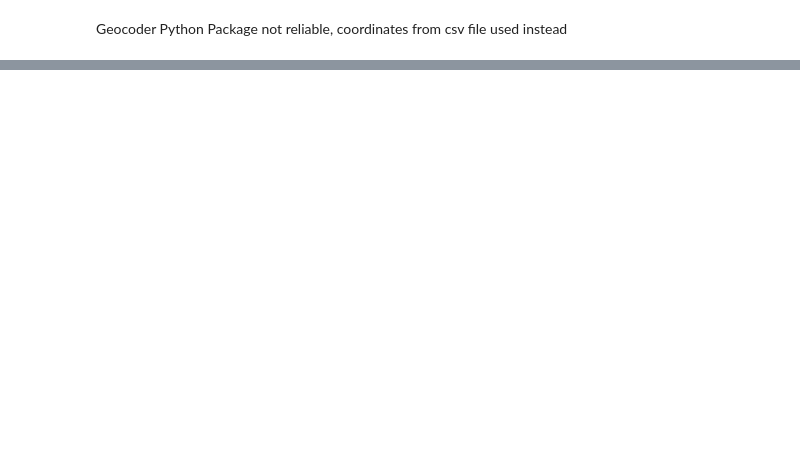
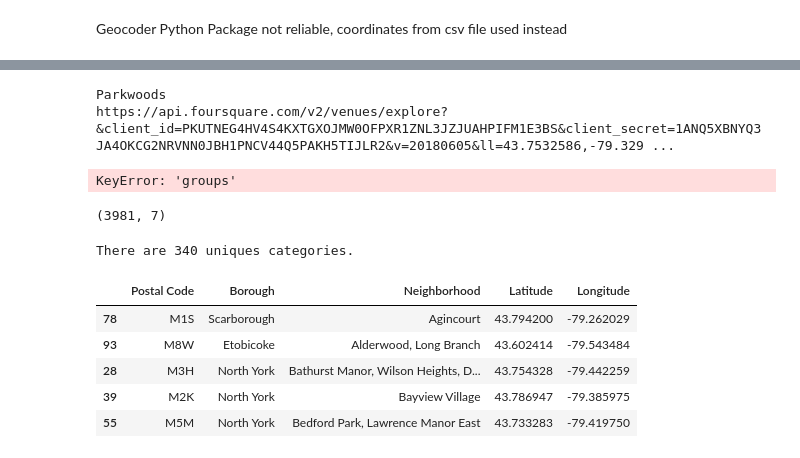
Before and after one commit to VeraDJW/Applied_data_science_capstone, a Jupyter notebook: Neighbor-Toronto.ipynb, the cells around one changed output, grey strips where cells are left out. Drawn from its saved outputs; the diff is of its cells as text; code cells hidden in the pictures; blank space fills up the shorter version.

```diff
--- a/Neighbor-Toronto.ipynb
+++ b/Neighbor-Toronto.ipynb
@@ -128,0 +200,26 @@ df_trt.reset_index(inplace=True)
+# %%
+LIMIT=100
+Toronto_nearby_venues = getNearbyVenues(df_trt['Neighborhood'],df_trt['Latitude'],df_trt['Longitude'])
+# %% [output]
+Parkwoods
+https://api.foursquare.com/v2/venues/explore?&client_id=PKUTNEG4HV4S4KXTGXOJMW0OFPXR1ZNL3JZJUAHPIFM1E3BS&client_secret=1ANQ5XBNYQ3JA4OKCG2NRVNN0JBH1PNCV44Q5PAKH5TIJLR2&v=20180605&ll=43.7532586,-79.329 ...
+KeyError: 'groups'
+# %%
+Toronto_nearby_venues.shape
+#Toronto_nearby_venues.head()
+# %% [output]
+(3981, 7)
+# %%
+print('There are {} uniques categories.'.format(len(Toronto_nearby_venues['Venue Category'].unique())))
+count = Toronto_nearby_venues.groupby('Neighborhood').count()
+# %% [output]
+There are 340 uniques categories.
+# %%
+df_trt.sort_values('Neighborhood').head(5)
+# %% [output]
+|  | Postal Code | Borough | Neighborhood | Latitude | Longitude |
+| 78 | M1S | Scarborough | Agincourt | 43.794200 | -79.262029 |
+| 93 | M8W | Etobicoke | Alderwood, Long Branch | 43.602414 | -79.543484 |
+| 28 | M3H | North York | Bathurst Manor, Wilson Heights, D... | 43.754328 | -79.442259 |
+| 39 | M2K | North York | Bayview Village | 43.786947 | -79.385975 |
+| 55 | M5M | North York | Bedford Park, Lawrence Manor East | 43.733283 | -79.419750 |
```
Also changed, not shown: parts of 37 cells of this notebook.
